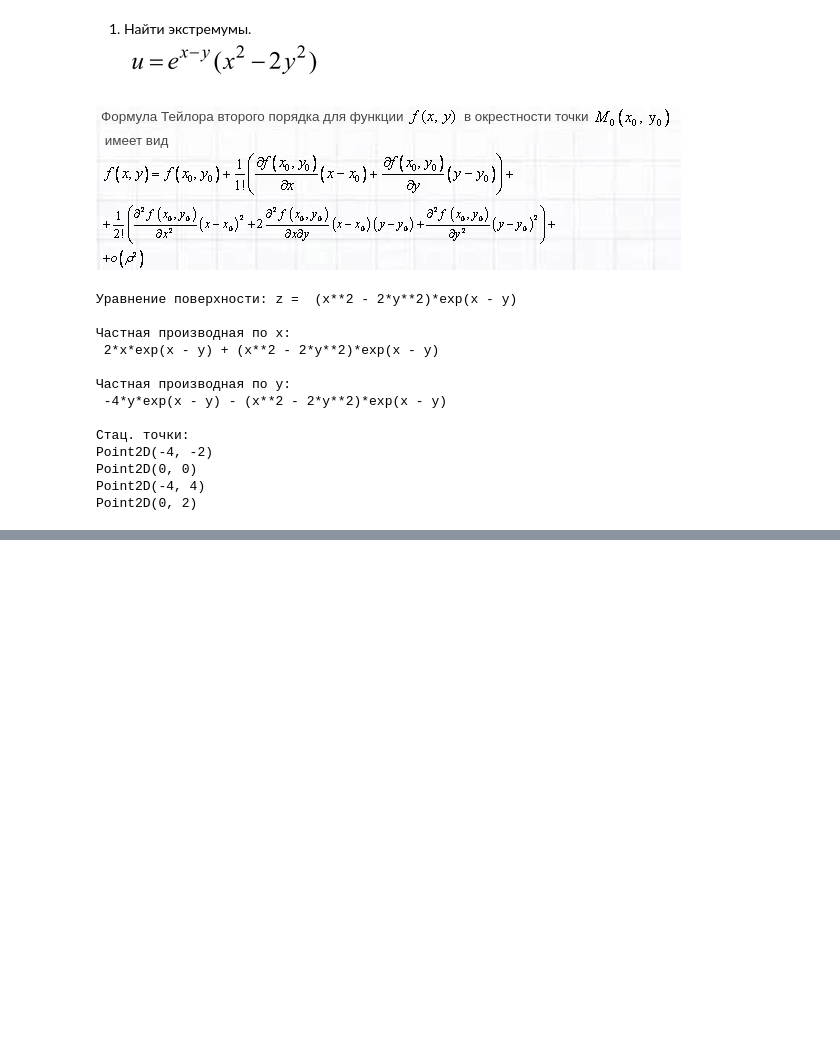
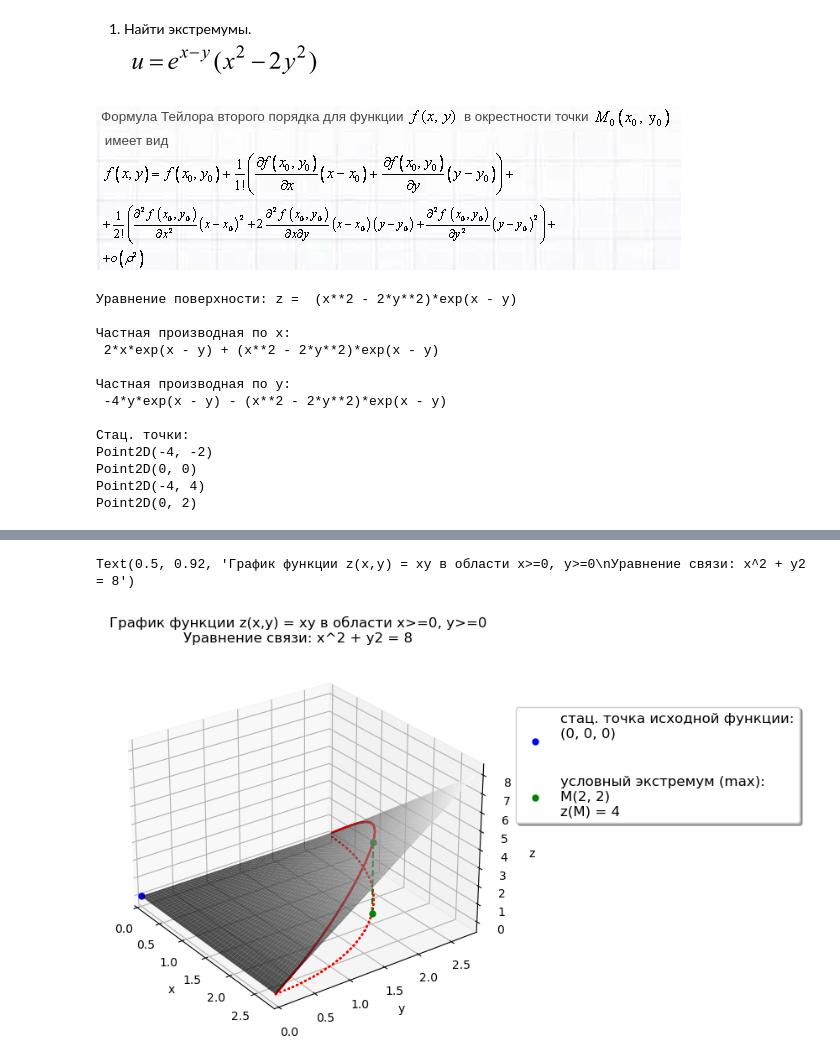
Before and after one commit to Jrvvv/Math_With_Py, a Jupyter notebook: math/TotalWork2.ipynb, the cells around one changed output, grey strips where cells are left out. Cells and saved outputs as stored; diff of their text form; code cells hidden in the pictures; blank space fills up the shorter version.

```diff
--- a/math/TotalWork2.ipynb
+++ b/math/TotalWork2.ipynb
@@ -275,0 +405,68 @@ plt.show()
+# %%
+# Создание графика
+
+# задаем область определения
+x = np.linspace(0, np.sqrt(8), 50)
+y = np.linspace(0, np.sqrt(8), 50)
+
+# создаем сетку для графика
+X,Y = np.meshgrid(x,y)
+
+# вычисляем значения функции на сетке
+Z = f(X,Y)
+
+# создаем график
+fig = plt.figure(figsize=(10,6))
+ax = fig.add_subplot(111, projection='3d')
+
+# добавляем поверхность функции
+ax.plot_surface(X, Y, Z, cmap=cm.gray, alpha=0.7)
+
+# задаем ограничения по x и y
+ax.set_xlim(0, np.sqrt(8))
+ax.set_ylim(0, np.sqrt(8))
+
+# добавляем кривую, заданную уравнением связи
+t = np.linspace(0, 2*np.pi, 50)
+x = np.sqrt((np.sqrt(8)*np.cos(t))**2)
+y = np.sqrt((np.sqrt(8)*np.sin(t))**2)
+z = f(x,y)
+
+ax.plot(x,y,z, linestyle='-', color='r')
+
+# добавляем проекцию кривой, заданной уравнением связи
+t = np.linspace(0, 2*np.pi, 50)
+x = np.sqrt((np.sqrt(8)*np.cos(t))**2)
+y = np.sqrt((np.sqrt(8)*np.sin(t))**2)
+z = t*0
+
+ax.plot(x, y, z, linestyle=':', color='r')
+
+# обозночаем экстремумы и стац. точки
+ax.scatter(0, 0, 0, c='blue', marker='.', s=100,
+            label='стац. точка исходной функции:\n(0, 0, 0)\n\n')
+
+ax.scatter(p2[0], p2[1], 0, c='green', marker='.', s=100,
+            label='условный экстремум (max):\nM(2, 2)\nz(M) = 4')
+
+ax.scatter(p2[0], p2[1], p2[2], c='green', marker='.', s=100)
+
+ax.plot([p2[0], p2[0]], [p2[1], p2[1]], [p2[2], 0], '--', color='green')
+
+
+# добавляем подписи осей
+ax.set_xlabel('x')
+ax.set_ylabel('y')
+ax.set_zlabel('z')
+
+ax.view_init(27, -36)
+
+plt.legend(bbox_to_anchor=(1.06, 0.85), loc='upper left',
+           borderaxespad=0.0, shadow=True, fontsize="12")
+
+# добавляем заголовок
+ax.set_title('График функции z(x,y) = xy в области x>=0, y>=0'
+             '\nУравнение связи: x^2 + y2 = 8')
+# %% [output]
+Text(0.5, 0.92, 'График функции z(x,y) = xy в области x>=0, y>=0\nУравнение связи: x^2 + y2 = 8')
+[figure, added]
```
Also changed, not shown: parts of 5 cells of this notebook.
